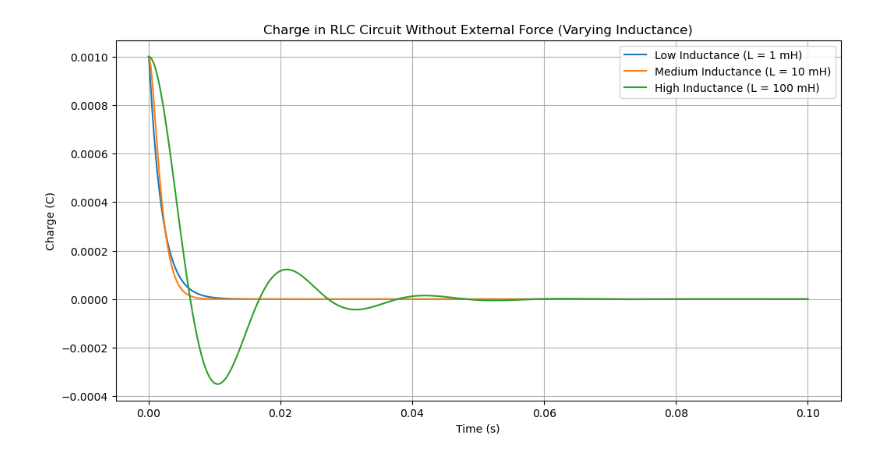
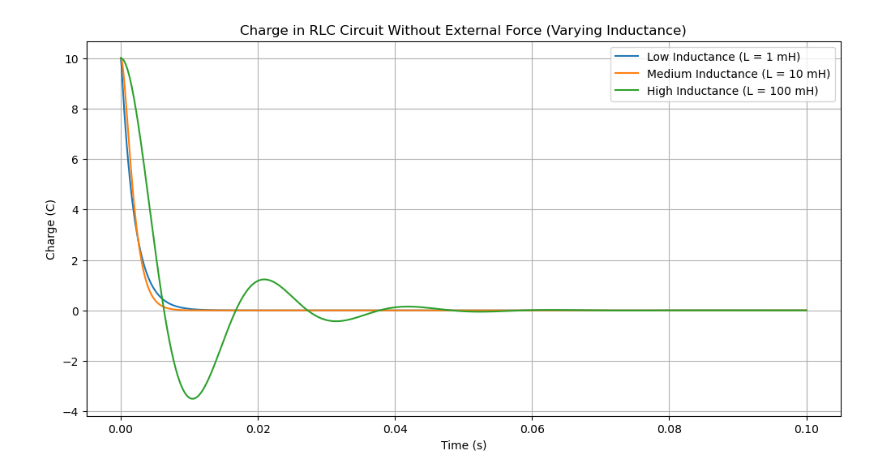
Before and after one commit to hjjang002/2nd_phy_project, a Jupyter notebook: 2nd_phy_nosin.ipynb, the cells around one changed output. Drawn from its saved outputs; the diff is of its cells as text; code cells hidden in the pictures.

```diff
--- a/2nd_phy_nosin.ipynb
+++ b/2nd_phy_nosin.ipynb
@@ -6,7 +6,7 @@ from scipy.integrate import solve_ivp
 
 # Parameters for RLC circuit without external force (no sinusoidal source)
 C = 100e-6  # Capacitance in farads
-q0, i0 = 1e-3, 0  # Initial charge and current (non-zero initial charge)
+q0, i0 = 1e1, 0  # Initial charge and current (non-zero initial charge)
 R = 20  # Fixed resistance
 
 # Time span for simulation
@@ -14,31 +14,31 @@ t_span = (0, 0.1)  # 100 ms
 t_eval = np.linspace(t_span[0], t_span[1], 1000)
 
 # Inductance values for different damping conditions
 inductances_no_force = {
     "Low Inductance (L = 1 mH)": 1e-3,
     "Medium Inductance (L = 10 mH)": 10e-3,
     "High Inductance (L = 100 mH)": 100e-3,
 }
 
 # Define the RLC ODE for no external force
 def rlc_no_force_ode(t, y, R, L, C):
     q, i = y  # q = charge, i = current
     dqdt = i
     didt = -(R * i + q / C) / L
     return [dqdt, didt]
 
 # Plotting the charge vs time for different inductance values (no external force)
 plt.figure(figsize=(12, 6))
 
 for label, L in inductances_no_force.items():
     sol = solve_ivp(rlc_no_force_ode, t_span, [q0, i0], args=(R, L, C), t_eval=t_eval, method='RK45')
     plt.plot(sol.t, sol.y[0], label=label)  # Charge (y[0])
 
 plt.title("Charge in RLC Circuit Without External Force (Varying Inductance)")
 plt.xlabel("Time (s)")
 plt.ylabel("Charge (C)")
 plt.legend(loc="best")
 plt.grid(True)
 plt.show()
 # %% [output]
-[figure, old version]
+[figure, new version]
```
Also changed, not shown: parts of 6 cells of this notebook.
